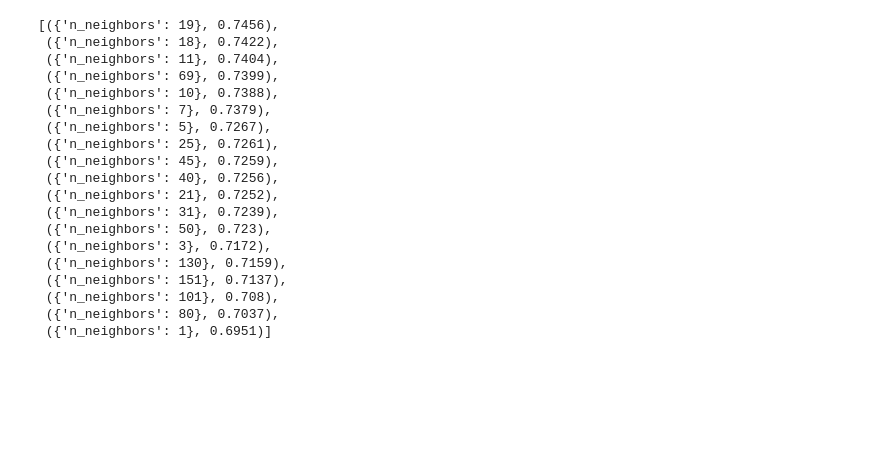
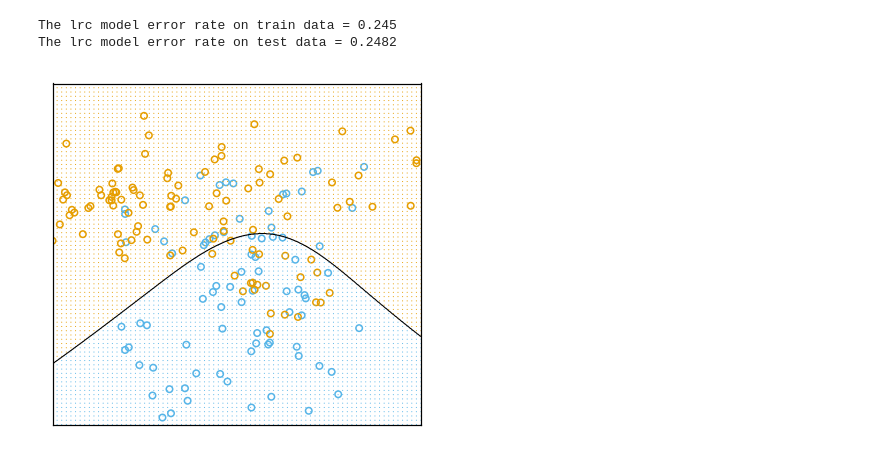
Before and after one commit to empathy87/The-Elements-of-Statistical-Learning-Python-Notebooks, a Jupyter notebook: examples/Mixture.ipynb, the cells around one changed output. Saved outputs shown, nothing was run; the diff lists cells and outputs as text; code cells hidden in the pictures; blank space fills up the shorter version.

Commit message:
natural spline basis expansion

```diff
--- a/examples/Mixture.ipynb
+++ b/examples/Mixture.ipynb
@@ -152,27 +151,0 @@ prepare_model_plot(knc.predict)
-# %%
-k_range = [1, 3, 5, 7, 10, 11, 18, 19, 21, 25, 31, 40, 45, 50, 69, 80, 101, 130, 151]
-param_grid = dict(n_neighbors=k_range)
-gs = GridSearch(model=KNeighborsClassifier(), param_grid=param_grid)
-gs.fit(X_train, Y_train, X_test, Y_test)
-#print('Test Score for Optimized Parameters:', gs.score(X_test, Y_test))
-gs.param_scores
-# %% [output]
-[({'n_neighbors': 19}, 0.7456),
- ({'n_neighbors': 18}, 0.7422),
- ({'n_neighbors': 11}, 0.7404),
- ({'n_neighbors': 69}, 0.7399),
- ({'n_neighbors': 10}, 0.7388),
- ({'n_neighbors': 7}, 0.7379),
- ({'n_neighbors': 5}, 0.7267),
- ({'n_neighbors': 25}, 0.7261),
- ({'n_neighbors': 45}, 0.7259),
- ({'n_neighbors': 40}, 0.7256),
- ({'n_neighbors': 21}, 0.7252),
- ({'n_neighbors': 31}, 0.7239),
- ({'n_neighbors': 50}, 0.723),
- ({'n_neighbors': 3}, 0.7172),
- ({'n_neighbors': 130}, 0.7159),
- ({'n_neighbors': 151}, 0.7137),
- ({'n_neighbors': 101}, 0.708),
- ({'n_neighbors': 80}, 0.7037),
- ({'n_neighbors': 1}, 0.6951)]
@@ -178,0 +156,47 @@ gs.param_scores
+# %%
+class NaturalCubicSplineFeatures():
+    def __init__(self, knots, tensor_product=False):
+        self.knots = knots
+        self.tensor_product=tensor_product
+
+    @staticmethod
+    def dk(x, xi_k, xi_K):
+        return (max(0, x-xi_k)**3) / (xi_K-xi_k)
+
+    @staticmethod
+    def do_nc_expansion(x, xis):
+        X = np.zeros(shape=(x.shape[0], len(xis)))
+        for i in range(X.shape[0]):
+            X[i, 0] = 1
+            X[i, 1] = x[i]
+            for k in range(2, len(xis)):
+                X[i, k] = NaturalCubicSplineFeatures.dk(x[i], xis[k-2], xis[-1]) - \
+                          NaturalCubicSplineFeatures.dk(x[i], xis[-2], xis[-1])
+        return X
+
+    def fit(self, X, y=None):
+        return self
+
+    def transform(self, X):
+        h = []
+        for i in range(X.shape[1]):
+            h.append(NaturalCubicSplineFeatures.do_nc_expansion(X[:,i], self.knots[i])[:,1:])
+        if self.tensor_product:
+            for j in range(h[0].shape[1]):
+                for k in range(h[1].shape[1]):
+                    h.append(h[0][:,j:j+1]*h[1][:,k:k+1])
+        result = np.hstack(h)
+        return result
+# %%
+model = Pipeline([('poly', NaturalCubicSplineFeatures([np.array([-2, 0, 1, 3]), np.array([-2, 0, 1, 3])], tensor_product=False)),
+                  ('logistic', LogisticRegression())])
+lrc = model.fit(X_train, Y_train)
+prepare_model_plot(lrc.predict)
+lrc_test_error_rate = mean_absolute_error(Y_test, lrc.predict(X_test))
+lrc_train_error_rate = mean_absolute_error(Y_train, lrc.predict(X_train))
+print(f'The lrc model error rate on train data = {lrc_train_error_rate}')
+print(f'The lrc model error rate on test data = {lrc_test_error_rate}')
+# %% [output]
+The lrc model error rate on train data = 0.245
+The lrc model error rate on test data = 0.2482
+[figure, added]
```
Also changed, not shown: parts of 9 cells of this notebook.
